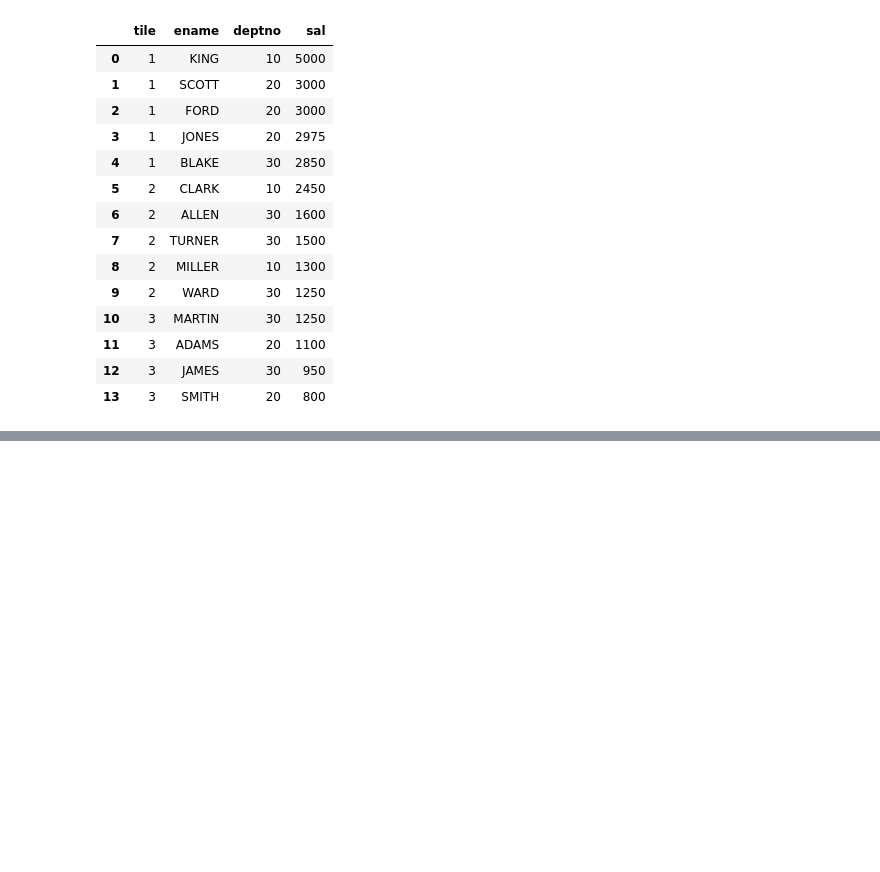
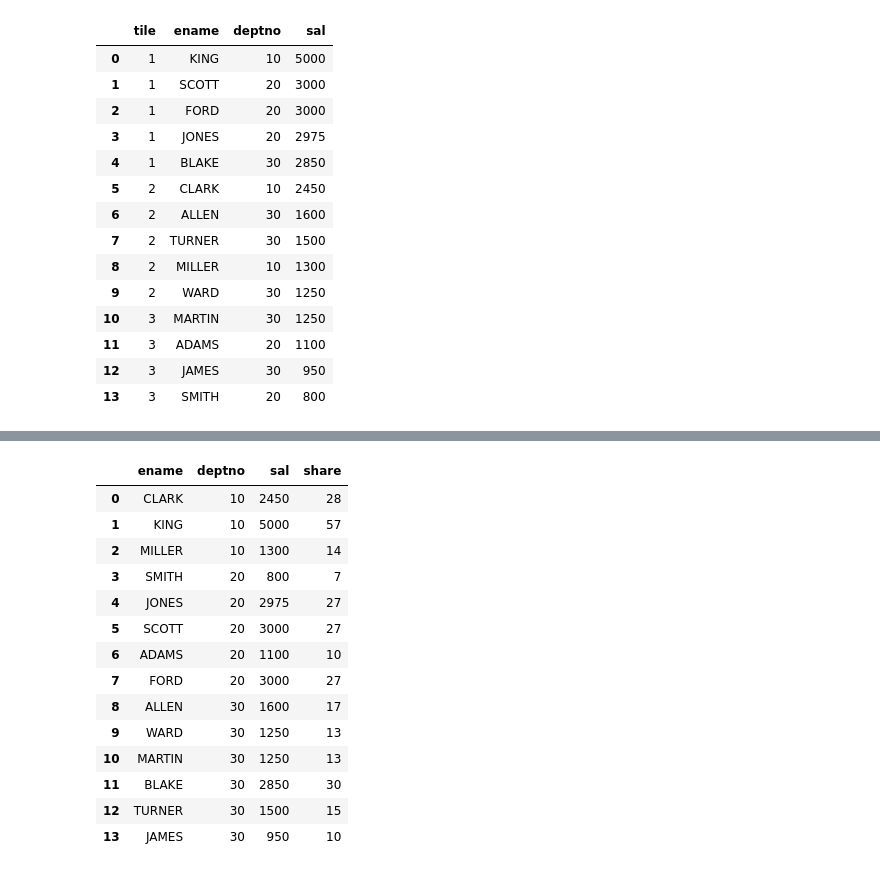
Before and after one commit to gbrs/sql_imitation_in_pandas, a Jupyter notebook: pandas_sql.ipynb, the cells around one changed output, grey strips where cells are left out. Drawn from its saved outputs; the diff is of its cells as text; code cells hidden in the pictures; blank space fills up the shorter version.

```diff
--- a/pandas_sql.ipynb
+++ b/pandas_sql.ipynb
@@ -749,0 +800,26 @@ sqldf(q)
+# %%
+'''Вывести для каждого сотрудника долю его з/п в ФОТ отдела'''
+q = """
+SELECT
+    ename, deptno, sal,
+    100 * sal / SUM(sal) OVER (PARTITION BY deptno) share
+FROM emp
+"""
+sqldf(q)
+# почему-то не захотел ROUND работать. А 30 / 70 = 0
+# %% [output]
+|  | ename | deptno | sal | share |
+| 0 | CLARK | 10 | 2450 | 28 |
+| 1 | KING | 10 | 5000 | 57 |
+| 2 | MILLER | 10 | 1300 | 14 |
+| 3 | SMITH | 20 | 800 | 7 |
+| 4 | JONES | 20 | 2975 | 27 |
+| 5 | SCOTT | 20 | 3000 | 27 |
+| 6 | ADAMS | 20 | 1100 | 10 |
+| 7 | FORD | 20 | 3000 | 27 |
+| 8 | ALLEN | 30 | 1600 | 17 |
+| 9 | WARD | 30 | 1250 | 13 |
+| 10 | MARTIN | 30 | 1250 | 13 |
+| 11 | BLAKE | 30 | 2850 | 30 |
+| 12 | TURNER | 30 | 1500 | 15 |
+| 13 | JAMES | 30 | 950 | 10 |
```
Also changed, not shown: parts of 2 cells of this notebook.
